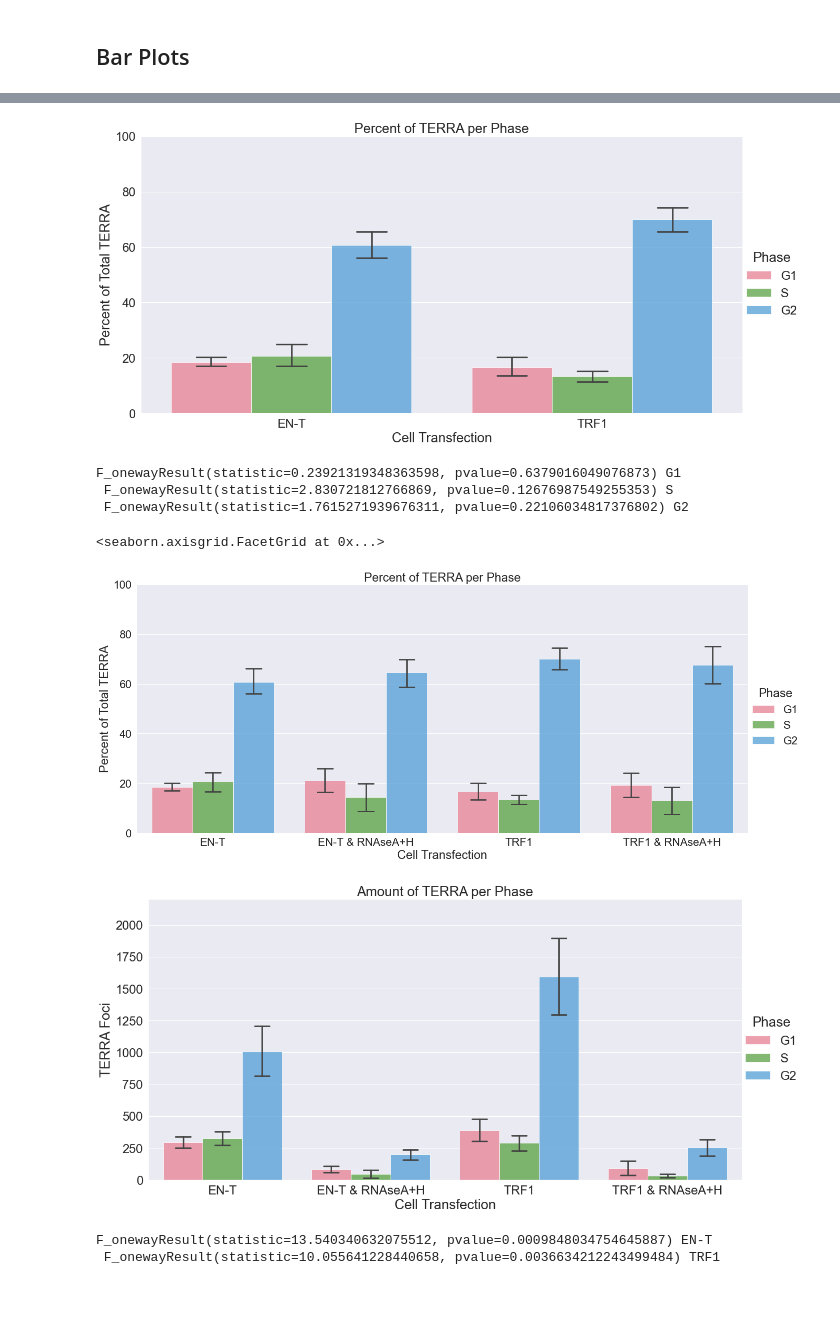
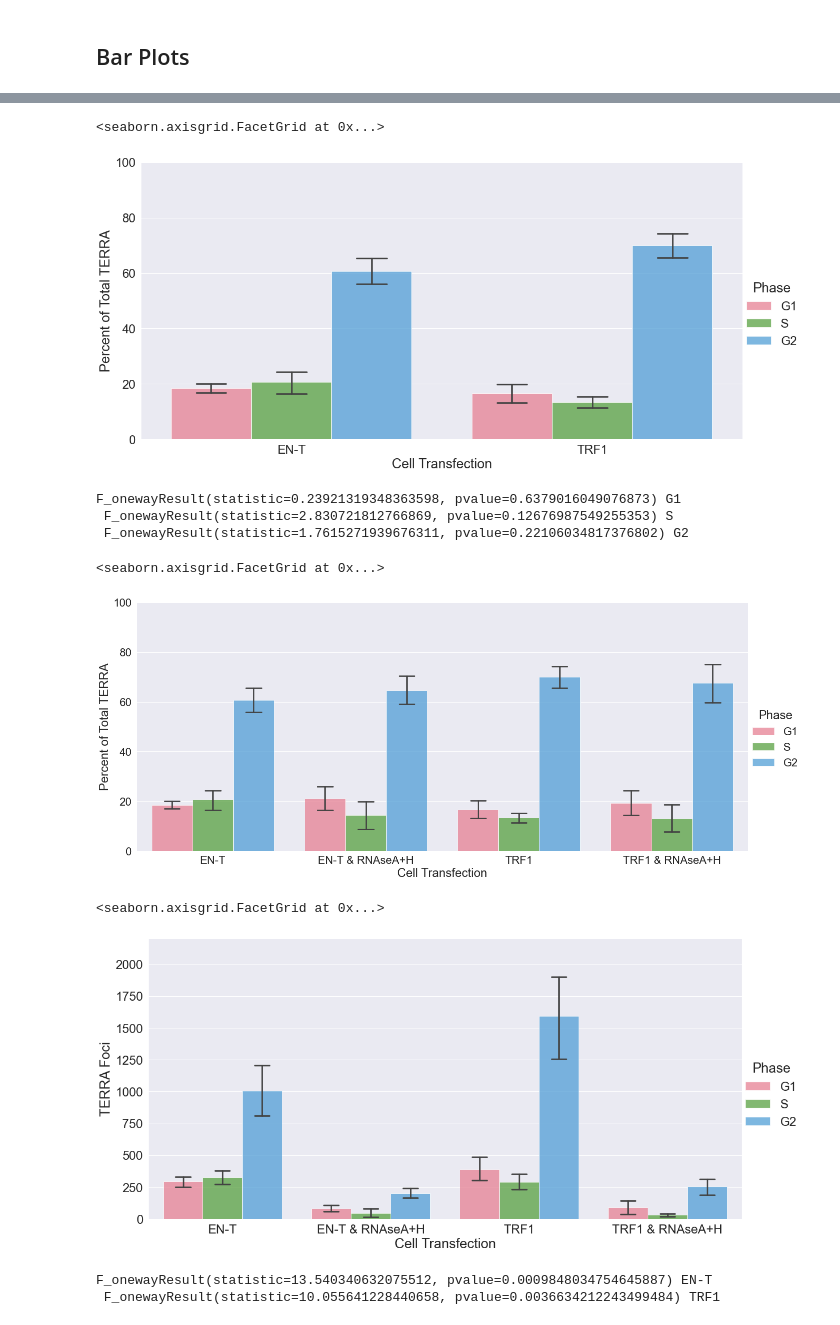
Before and after one commit to aidan-lew/TERRA_DSB, a Jupyter notebook: refined_terra_dsb.ipynb, the cells around one changed output, grey strips where cells are left out. Saved outputs shown, nothing was run; the diff lists cells and outputs as text; code cells hidden in the pictures; blank space fills up the shorter version.

```diff
--- a/refined_terra_dsb.ipynb
+++ b/refined_terra_dsb.ipynb
@@ -689,0 +773,21 @@ plt.title("Percent of TERRA per Phase")
+# %%
+#Show the funky result that RNAse didn't deplete TERRA - consistent across the board
+#g = plt.figure(figsize=(200,10))
+#sns.set(rc={'figure.figsize':(200,100)})
+ax = sns.set(font_scale=2)
+g = sns.catplot(
+    data=g2_df, kind="bar",
+    x="Cell_condition", y="TERRA Amount", hue="Phase",
+    capsize=0.1, ci=68, palette="husl", alpha=.75, height=8, aspect=3.25,
+    order = ['EN-T', 'EN-T & RNAseA+H','TRF1','TRF1 & RNAseA+H','Empty', 'Empty & RNAseA+H',
+             'Untransfected', 'Untransfected & RNAseA+H']
+
+)
+
+g.despine(left=False, bottom = True)
+g.set_axis_labels("Cell Transfection", "TERRA Foci")
+g.legend.set_title("Phase")
+#plt.title("Amount of TERRA per Phase")
+g.set(ylim=(0,2500))
+
+#plt.savefig(f'g2_amount_terra.png', dpi=900, bbox_inches='tight')
@@ -689,0 +796,21 @@ plt.title("Percent of TERRA per Phase")
+# %%
+#Show the funky result that RNAse didn't deplete TERRA - consistent across the board
+#g = plt.figure(figsize=(200,10))
+#sns.set(rc={'figure.figsize':(200,100)})
+ax = sns.set(font_scale=2)
+g = sns.catplot(
+    data=g2_df, kind="bar",
+    x="Cell_condition", y="Cell_Amount", hue="Phase",
+    capsize=0.1, ci=68, palette="husl", alpha=.75, height=8, aspect=3.25,
+    order = ['EN-T', 'EN-T & RNAseA+H','TRF1','TRF1 & RNAseA+H','Empty', 'Empty & RNAseA+H',
+             'Untransfected', 'Untransfected & RNAseA+H']
+
+)
+
+g.despine(left=False, bottom = True)
+g.set_axis_labels("Cell Transfection", "TERRA Foci")
+g.legend.set_title("Phase")
+#plt.title("Amount of TERRA per Phase")
+g.set(ylim=(0,100))
+
+#plt.savefig(f'g2_amount_cell.png', dpi=900, bbox_inches='tight')
@@ -699,12 +829,13 @@ g = sns.catplot(
 g.despine(left=False, bottom = True, right=True)
 g.set_axis_labels("Cell Transfection", "Percent of Total TERRA")
 g.legend.set_title("Phase")
-plt.title("Percent of TERRA per Phase")
+#plt.title("Percent of TERRA per Phase")
 g.set(ylim=(0,100))
 
 #plt.savefig(f'g2_ENTvTRF1.png', dpi=900, bbox_inches='tight')
 # %% [output]
+<seaborn.axisgrid.FacetGrid at 0x...>
-[figure, old version]
+[figure, new version]
 # %%
 # The rows that correspond to each cell type for .loc
 
@@ -751,33 +882,34 @@ g = sns.catplot(
 g.despine(left=False, bottom = True)
 g.set_axis_labels("Cell Transfection", "Percent of Total TERRA")
 g.legend.set_title("Phase")
-plt.title("Percent of TERRA per Phase")
+#plt.title("Percent of TERRA per Phase")
 g.set(ylim=(0,100))
 
 ###Note that this is PERCENT, amount of TERRA is below ####
 # %% [output]
 <seaborn.axisgrid.FacetGrid at 0x...>
-[figure, old version]
+[figure, new version]
 # %%
 #Show the funky result that RNAse didn't deplete TERRA - consistent across the board
 ax = sns.set(font_scale=2)
 g = sns.catplot(
     data=g2_df, kind="bar",
     x="Cell_condition", y="TERRA Amount", hue="Phase",
     capsize=0.1, ci=68, palette="husl", alpha=.75, height=8, aspect=2,
     order=["EN-T","EN-T & RNAseA+H","TRF1","TRF1 & RNAseA+H"]
 
 )
 
 g.despine(left=False, bottom = True)
 g.set_axis_labels("Cell Transfection", "TERRA Foci")
 g.legend.set_title("Phase")
-plt.title("Amount of TERRA per Phase")
+#plt.title("Amount of TERRA per Phase")
 g.set(ylim=(0,2200))
 
 #plt.savefig(f'g2_EvTwRNAse.png', dpi=900, bbox_inches='tight')
 # %% [output]
+<seaborn.axisgrid.FacetGrid at 0x...>
-[figure, old version]
+[figure, new version]
 # %%
 #Compare G1 b/w EN-T and EN-T +RNASe
 s = stats.f_oneway(g2_df['TERRA Amount'].loc[30:44],
```
Also changed, not shown: parts of 32 cells of this notebook.
